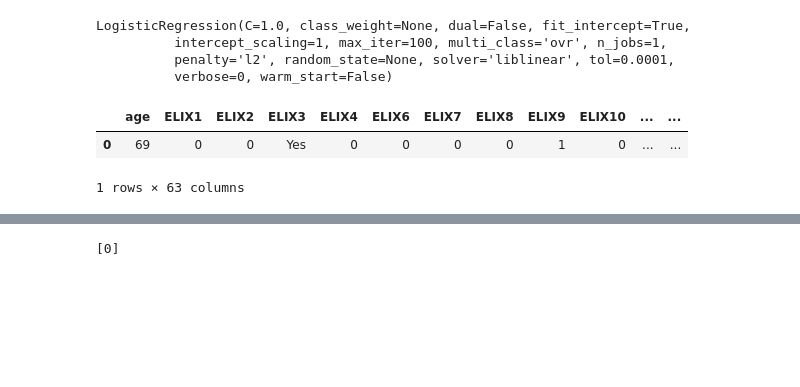
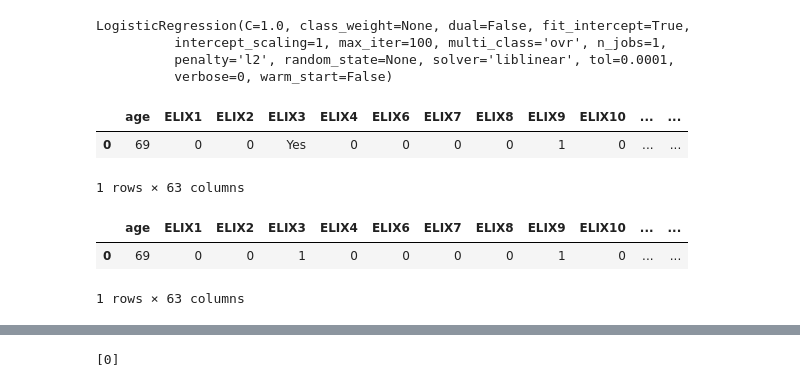
Before and after one commit to akhilanto/My-Python-Works, a Jupyter notebook: Python samples/Hap880assignment1.ipynb, the cells around one changed output, grey strips where cells are left out. Drawn from its saved outputs; the diff is of its cells as text; code cells hidden in the pictures; blank space fills up the shorter version.

```diff
--- a/Python samples/Hap880assignment1.ipynb
+++ b/Python samples/Hap880assignment1.ipynb
@@ -145,6 +149,12 @@ r3t
 1 rows × 63 columns
 # %%
 r3t = r3t.set_value(0,'ELIX3', 1)
+# %%
+r3t
+# %% [output]
+|  | age | ELIX1 | ELIX2 | ELIX3 | ELIX4 | ELIX6 | ELIX7 | ELIX8 | ELIX9 | ELIX10 | ... | ... |
+| 0 | 69 | 0 | 0 | 1 | 0 | 0 | 0 | 0 | 1 | 0 | ... | ... |
+1 rows × 63 columns
 # %%
 print(lr.predict_proba(r3t))
 # %% [output]
```
Also changed, not shown: parts of 15 cells of this notebook.
